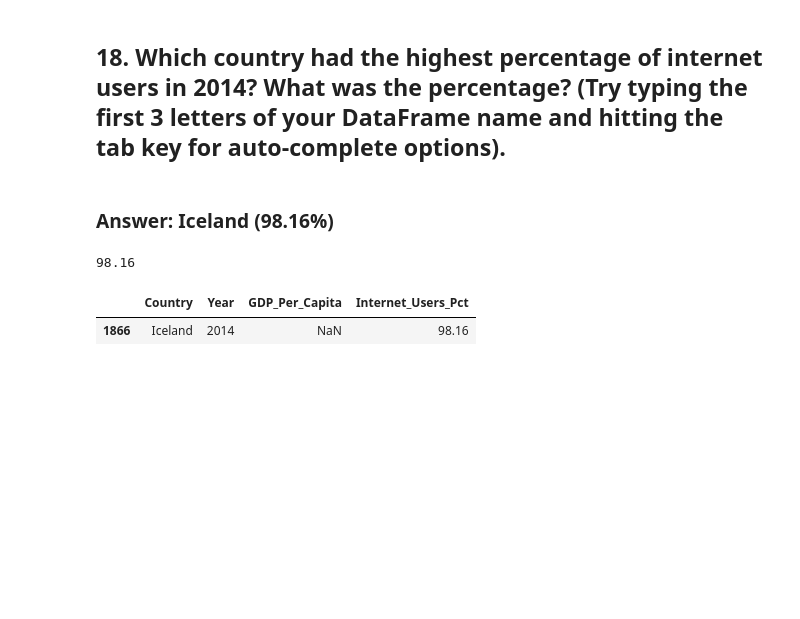
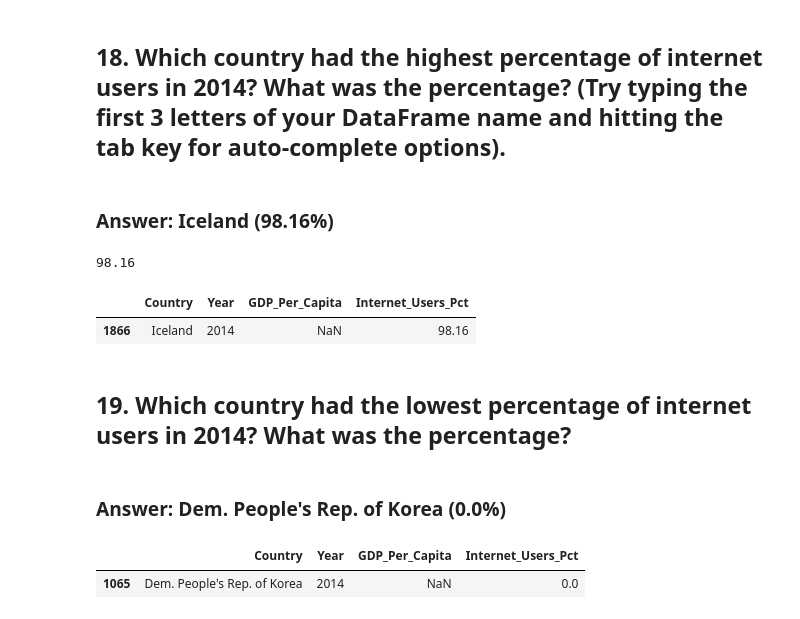
Before and after one commit to NSS-Data-Analytics-Cohort-6/gdp-and-internet-usage-abigailasper, a Jupyter notebook: notebooks/gdp_internet_un.ipynb, the cells around one changed output. Saved outputs shown, nothing was run; the diff lists cells and outputs as text; code cells hidden in the pictures; blank space fills up the shorter version.

```diff
--- a/notebooks/gdp_internet_un.ipynb
+++ b/notebooks/gdp_internet_un.ipynb
@@ -270,3 +270,12 @@ gdp_internet_2014.loc[gdp_internet_2014['Internet_Users_Pct'] == 98.16]
 # %% [output]
 |  | Country | Year | GDP_Per_Capita | Internet_Users_Pct |
 | 1866 | Iceland | 2014 | NaN | 98.16 |
+# %% [markdown]
+## 19. Which country had the lowest percentage of internet users in 2014? What was the percentage?
+# %% [markdown]
+### Answer: Dem. People's Rep. of Korea (0.0%)
+# %%
+gdp_internet_2014.loc[gdp_internet_2014['Internet_Users_Pct'] == gdp_internet_2014['Internet_Users_Pct'].min()]
+# %% [output]
+|  | Country | Year | GDP_Per_Capita | Internet_Users_Pct |
+| 1065 | Dem. People's Rep. of Korea | 2014 | NaN | 0.0 |
```
Also changed, not shown: parts of 7 cells of this notebook.
